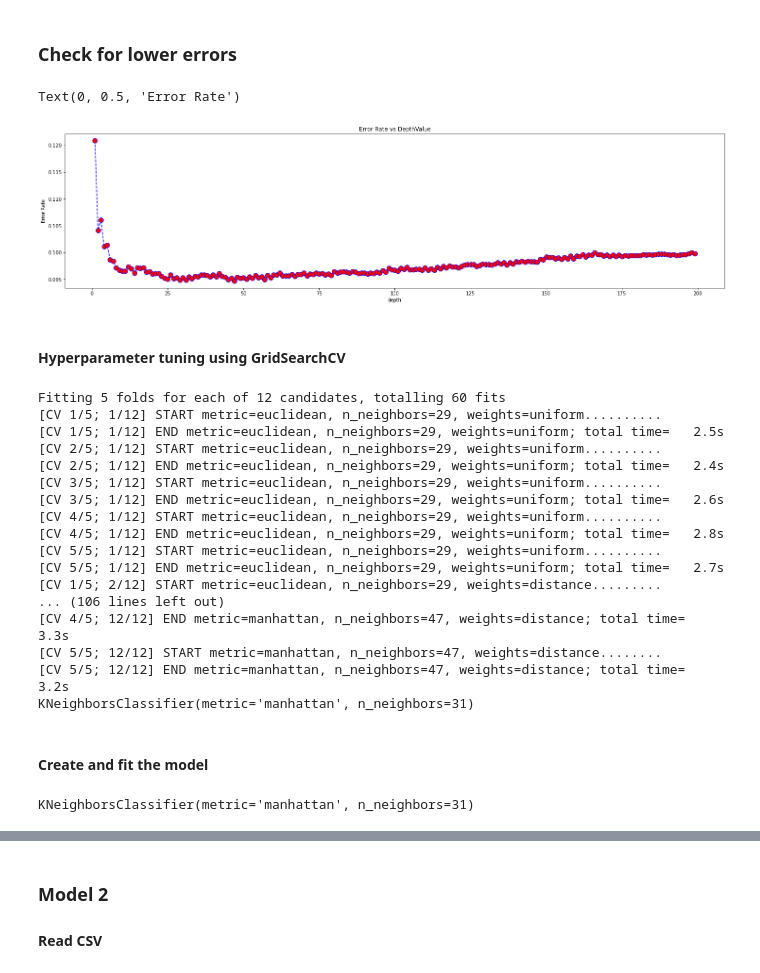
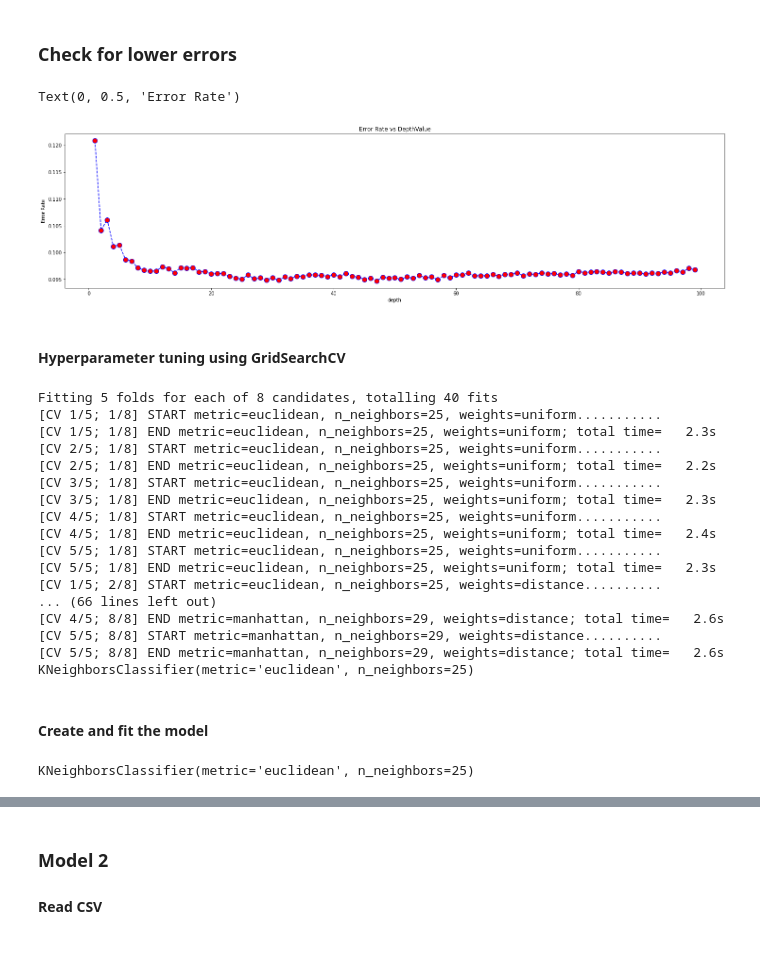
Before and after one commit to 13caroline/term-deposit-subscriptions, a Jupyter notebook: Machine_Learning/Supervised_Learning/K_Nearest_Neighbors/K_Nearest_Neighbors.ipynb, the cells around one changed output, grey strips where cells are left out. Saved outputs shown, nothing was run; the diff lists cells and outputs as text; code cells hidden in the pictures.

```diff
--- a/Machine_Learning/Supervised_Learning/K_Nearest_Neighbors/K_Nearest_Neighbors.ipynb
+++ b/Machine_Learning/Supervised_Learning/K_Nearest_Neighbors/K_Nearest_Neighbors.ipynb
@@ -53,26 +53,26 @@ test_m1 = test_m1.drop(columns=['y'])
 # %%
 error_rate = []
 
-for i in tqdm(range(1,200)):
+for i in tqdm(range(1,100)):
     knn = KNeighborsClassifier(n_neighbors=i)
     knn.fit(train_m1,train_m1_target)
     predictions = knn.predict(test_m1)
     error_rate.append(np.mean(predictions != test_m1_target))
 # %%
 plt.figure(figsize=(25,6))
-plt.plot(range(1,200),error_rate,color='blue',linestyle='dashed',marker='o',markerfacecolor='red',markersize=10)
+plt.plot(range(1,100),error_rate,color='blue',linestyle='dashed',marker='o',markerfacecolor='red',markersize=10)
 plt.title('Error Rate vs DepthValue')
 plt.xlabel("depth")
 plt.ylabel("Error Rate")
 # %% [output]
 Text(0, 0.5, 'Error Rate')
-[figure, old version]
+[figure, new version]
 # %% [markdown]
 #### Hyperparameter tuning using GridSearchCV
 # %%
 # Create the parameter grid based on the results of random search
 parameters = {
-    'n_neighbors': [29,31,47],
+    'n_neighbors': [25,29],
     'weights': ['uniform', 'distance'],
     'metric': ['euclidean', 'manhattan'],
 }
@@ -88,34 +88,34 @@ opt_model_knn.fit(train_m1, train_m1_target)
 
 print (opt_model_knn.best_estimator_)
 # %% [output]
-Fitting 5 folds for each of 12 candidates, totalling 60 fits
-[CV 1/5; 1/12] START metric=euclidean, n_neighbors=29, weights=uniform..........
-[CV 1/5; 1/12] END metric=euclidean, n_neighbors=29, weights=uniform; total time=   2.5s
-[CV 2/5; 1/12] START metric=euclidean, n_neighbors=29, weights=uniform..........
-[CV 2/5; 1/12] END metric=euclidean, n_neighbors=29, weights=uniform; total time=   2.4s
-[CV 3/5; 1/12] START metric=euclidean, n_neighbors=29, weights=uniform..........
-[CV 3/5; 1/12] END metric=euclidean, n_neighbors=29, weights=uniform; total time=   2.6s
-[CV 4/5; 1/12] START metric=euclidean, n_neighbors=29, weights=uniform..........
-[CV 4/5; 1/12] END metric=euclidean, n_neighbors=29, weights=uniform; total time=   2.8s
-[CV 5/5; 1/12] START metric=euclidean, n_neighbors=29, weights=uniform..........
-[CV 5/5; 1/12] END metric=euclidean, n_neighbors=29, weights=uniform; total time=   2.7s
-[CV 1/5; 2/12] START metric=euclidean, n_neighbors=29, weights=distance.........
-... (106 lines left out)
-[CV 4/5; 12/12] END metric=manhattan, n_neighbors=47, weights=distance; total time=   3.3s
-[CV 5/5; 12/12] START metric=manhattan, n_neighbors=47, weights=distance........
-[CV 5/5; 12/12] END metric=manhattan, n_neighbors=47, weights=distance; total time=   3.2s
-KNeighborsClassifier(metric='manhattan', n_neighbors=31)
+Fitting 5 folds for each of 8 candidates, totalling 40 fits
+[CV 1/5; 1/8] START metric=euclidean, n_neighbors=25, weights=uniform...........
+[CV 1/5; 1/8] END metric=euclidean, n_neighbors=25, weights=uniform; total time=   2.3s
+[CV 2/5; 1/8] START metric=euclidean, n_neighbors=25, weights=uniform...........
+[CV 2/5; 1/8] END metric=euclidean, n_neighbors=25, weights=uniform; total time=   2.2s
+[CV 3/5; 1/8] START metric=euclidean, n_neighbors=25, weights=uniform...........
+[CV 3/5; 1/8] END metric=euclidean, n_neighbors=25, weights=uniform; total time=   2.3s
+[CV 4/5; 1/8] START metric=euclidean, n_neighbors=25, weights=uniform...........
+[CV 4/5; 1/8] END metric=euclidean, n_neighbors=25, weights=uniform; total time=   2.4s
+[CV 5/5; 1/8] START metric=euclidean, n_neighbors=25, weights=uniform...........
+[CV 5/5; 1/8] END metric=euclidean, n_neighbors=25, weights=uniform; total time=   2.3s
+[CV 1/5; 2/8] START metric=euclidean, n_neighbors=25, weights=distance..........
+... (66 lines left out)
+[CV 4/5; 8/8] END metric=manhattan, n_neighbors=29, weights=distance; total time=   2.6s
+[CV 5/5; 8/8] START metric=manhattan, n_neighbors=29, weights=distance..........
+[CV 5/5; 8/8] END metric=manhattan, n_neighbors=29, weights=distance; total time=   2.6s
+KNeighborsClassifier(metric='euclidean', n_neighbors=25)
 # %% [markdown]
 #### Create and fit the model
 # %%
 # Create model with best parameters
-knn_best_model = KNeighborsClassifier(metric='manhattan', n_neighbors=31)
+knn_best_model = KNeighborsClassifier(metric='euclidean', n_neighbors=25)
 
 # Fit the best model
 knn_best_model.fit(train_m1, train_m1_target)
 knn_best_model
 # %% [output]
-KNeighborsClassifier(metric='manhattan', n_neighbors=31)
+KNeighborsClassifier(metric='euclidean', n_neighbors=25)
 # %%
 predictions = knn_best_model.predict(test_m1)
 
```
Also changed, not shown: parts of 43 cells of this notebook, 47 other files.
